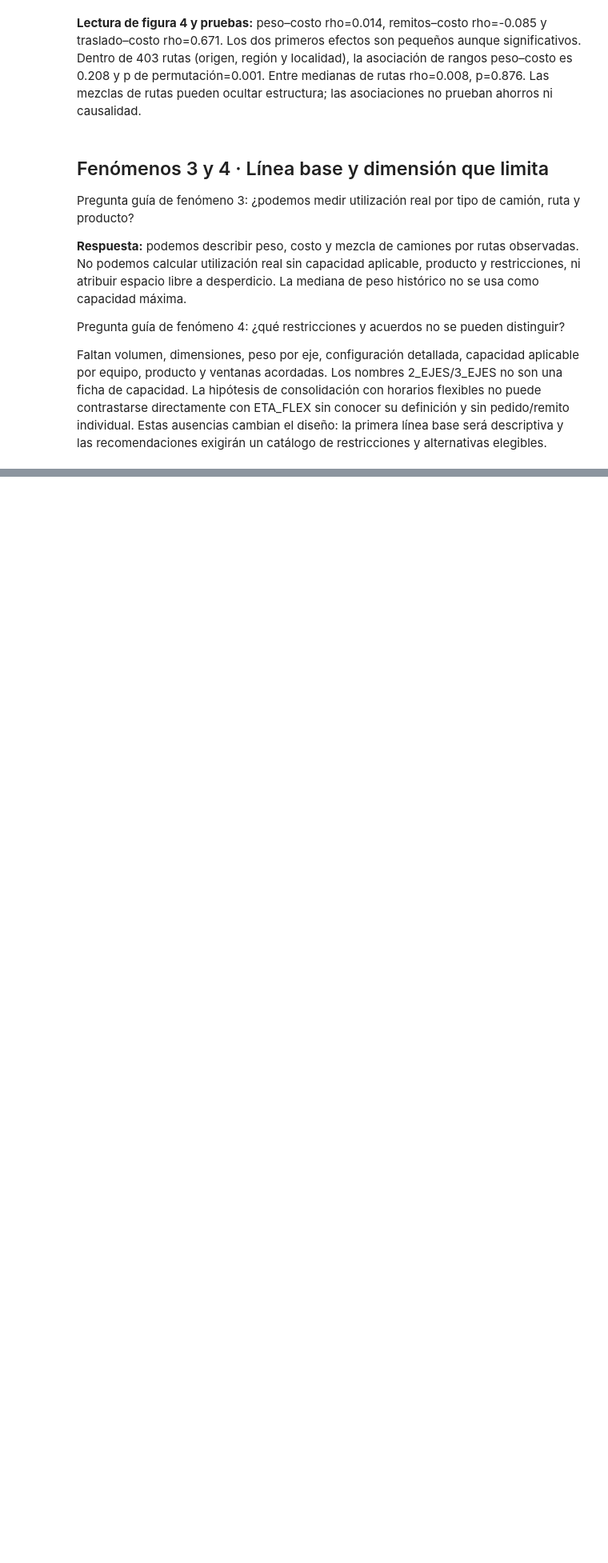
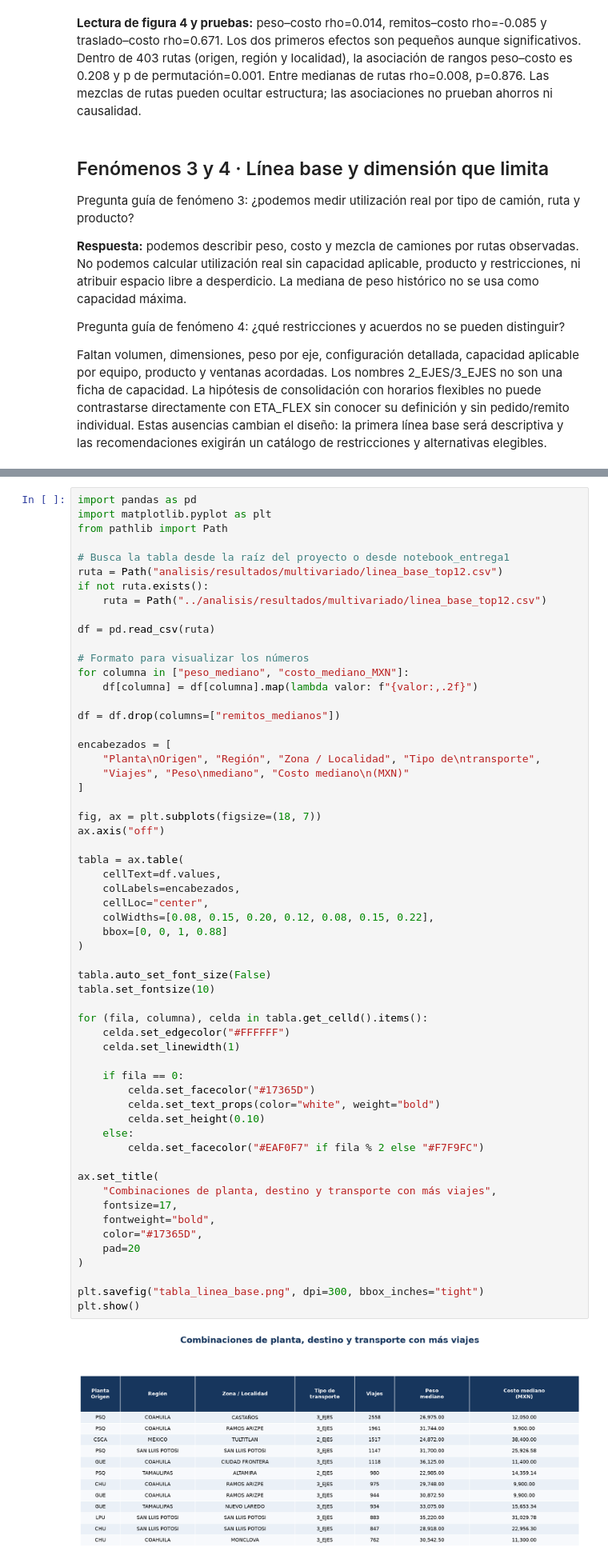
Before and after one commit to An-cell-byte/notebook_entrega1, a Jupyter notebook: Componente_2_Ternium.ipynb, the cells around one changed output, grey strips where cells are left out. Shown at 80% size. Drawn from its saved outputs; the diff is of its cells as text; blank space fills up the shorter version.

```diff
--- a/Componente_2_Ternium.ipynb
+++ b/Componente_2_Ternium.ipynb
@@ -374,3 +487,63 @@ Planta Origen        D_REGION  ZONA_LOCALIDAD Desc TpoTrn  viajes  peso_mediano
+# %%
+import pandas as pd
+import matplotlib.pyplot as plt
+from pathlib import Path
+
+# Busca la tabla desde la raíz del proyecto o desde notebook_entrega1
+ruta = Path("analisis/resultados/multivariado/linea_base_top12.csv")
+if not ruta.exists():
+    ruta = Path("../analisis/resultados/multivariado/linea_base_top12.csv")
+
+df = pd.read_csv(ruta)
+
+# Formato para visualizar los números
+for columna in ["peso_mediano", "costo_mediano_MXN"]:
+    df[columna] = df[columna].map(lambda valor: f"{valor:,.2f}")
+
+df = df.drop(columns=["remitos_medianos"])
+
+encabezados = [
+    "Planta\nOrigen", "Región", "Zona / Localidad", "Tipo de\ntransporte",
+    "Viajes", "Peso\nmediano", "Costo mediano\n(MXN)"
+]
+
+fig, ax = plt.subplots(figsize=(18, 7))
+ax.axis("off")
+
+tabla = ax.table(
+    cellText=df.values,
+    colLabels=encabezados,
+    cellLoc="center",
+    colWidths=[0.08, 0.15, 0.20, 0.12, 0.08, 0.15, 0.22],
+    bbox=[0, 0, 1, 0.88]
+)
+
+tabla.auto_set_font_size(False)
+tabla.set_fontsize(10)
+
+for (fila, columna), celda in tabla.get_celld().items():
+    celda.set_edgecolor("#FFFFFF")
+    celda.set_linewidth(1)
+
+    if fila == 0:
+        celda.set_facecolor("#17365D")
+        celda.set_text_props(color="white", weight="bold")
+        celda.set_height(0.10)
+    else:
+        celda.set_facecolor("#EAF0F7" if fila % 2 else "#F7F9FC")
+
+ax.set_title(
+    "Combinaciones de planta, destino y transporte con más viajes",
+    fontsize=17,
+    fontweight="bold",
+    color="#17365D",
+    pad=20
+)
+
+plt.savefig("tabla_linea_base.png", dpi=300, bbox_inches="tight")
+plt.show()
+# %% [output]
+[figure, added]
 # %% [markdown]
 ## Análisis 3 · PCA con y sin variables de resultado
 Pregunta: ¿peso, remitos y tiempos forman una estructura común, y cambia al incorporar el costo?
```
Also changed, not shown: parts of 11 cells of this notebook, 31 other files.
